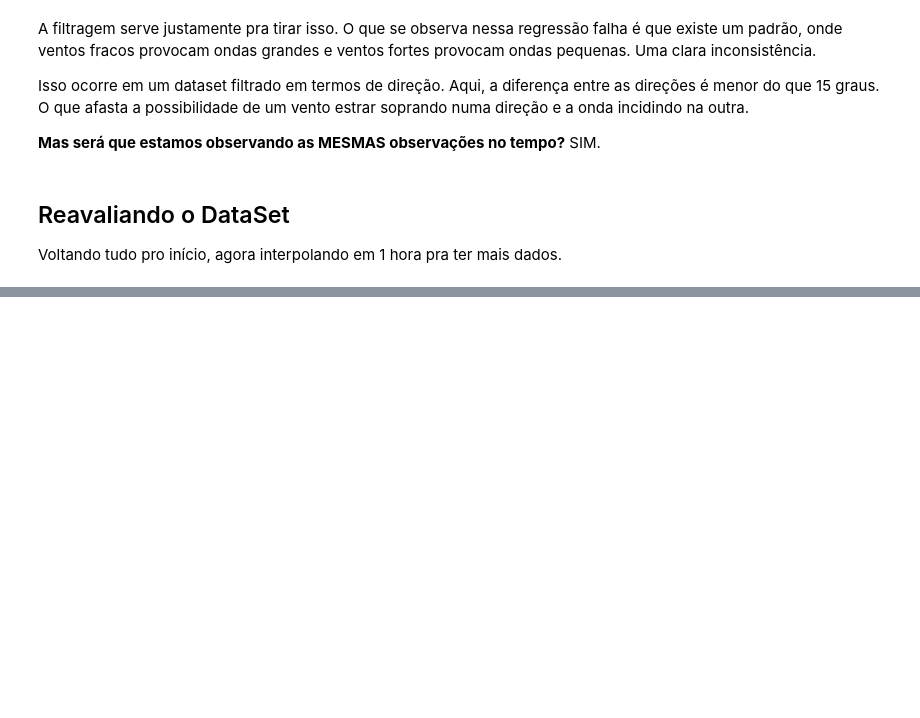
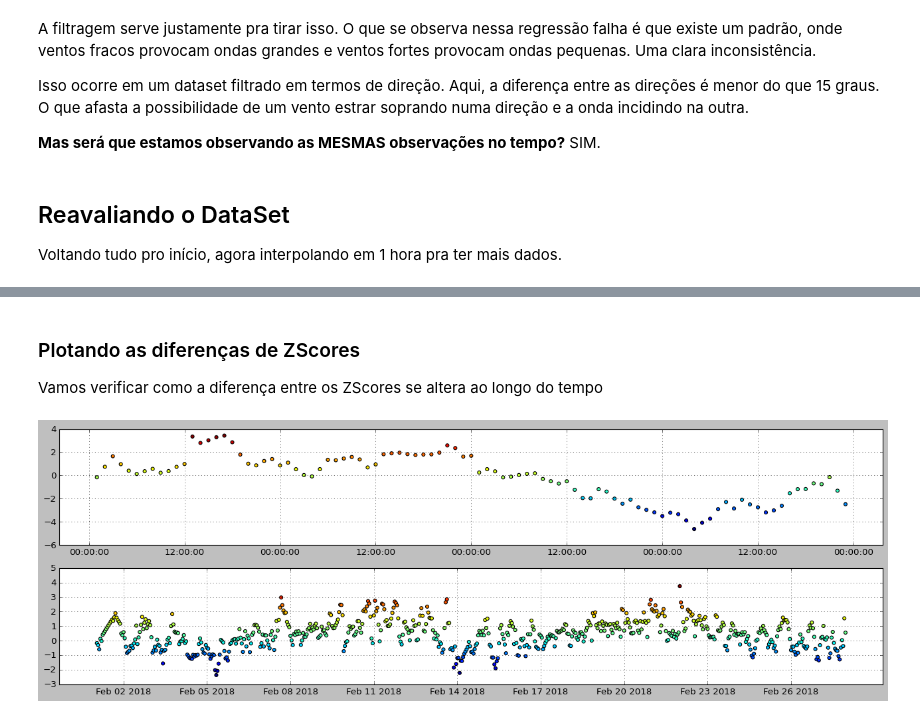
Before and after one commit to jonatanriq/oceanografia, a Jupyter notebook: analise_simcosta_ipanema.ipynb, the cells around one changed output, grey strips where cells are left out. Saved outputs shown, nothing was run; the diff lists cells and outputs as text; code cells hidden in the pictures; blank space fills up the shorter version.

```diff
--- a/analise_simcosta_ipanema.ipynb
+++ b/analise_simcosta_ipanema.ipynb
@@ -625,0 +628,20 @@ novo
+# %%
+def corte(ano_i,mes_i, dia_i, ano_f,mes_f,dia_f):
+  return novo[(novo.index > f'{ano_i}-{mes_i}-{dia_i}') & (novo.index < f'{ano_f}-{mes_f}-{dia_f}')]
+# %% [markdown]
+### Plotando as diferenças de ZScores
+
+Vamos verificar como a diferença entre os ZScores se altera ao longo do tempo
+# %%
+import matplotlib.dates as mdates
+
+fig, ax = plt.subplots(nrows=2, figsize=(20,6))
+
+ax[0].scatter(corte(2018,1,25,2018,1,29).index, corte(2018,1,25,2018,1,29).dife, c=corte(2018,1,25,2018,1,29).dife)
+ax[0].grid()
+
+ax[1].scatter(corte(2018,2,1,2018,2,28).index, corte(2018,2,1,2018,2,28).dife, c=corte(2018,2,1,2018,2,28).dife)
+ax[1].xaxis.set_major_locator(mdates.DayLocator(np.arange(-3.5,28,3)))
+ax[1].grid()
+# %% [output]
+[figure, added]
```
Also changed, not shown: parts of 17 cells of this notebook.
